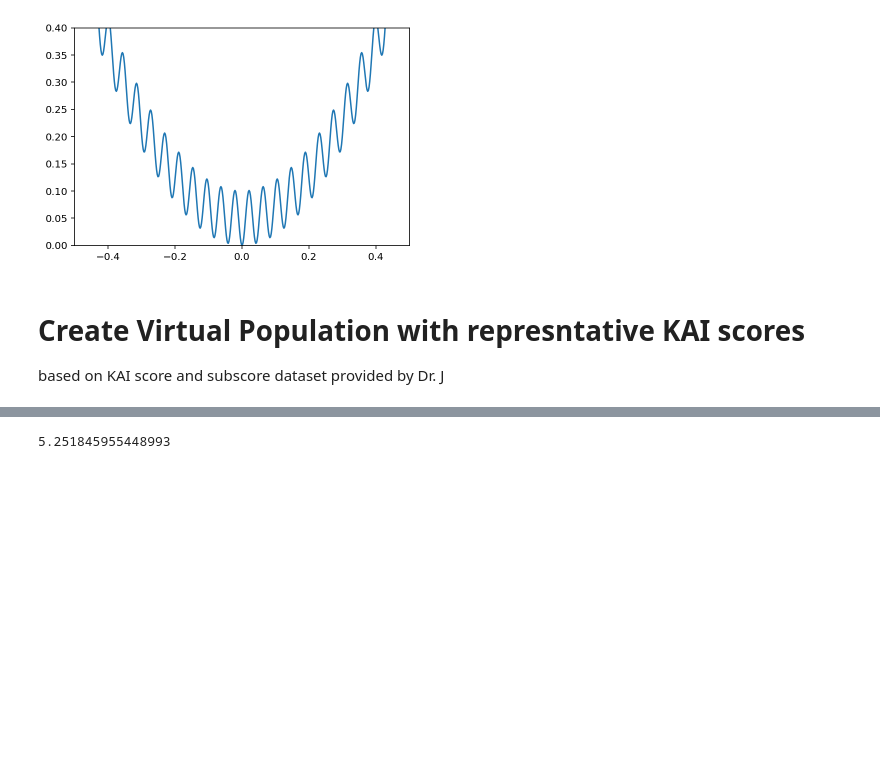
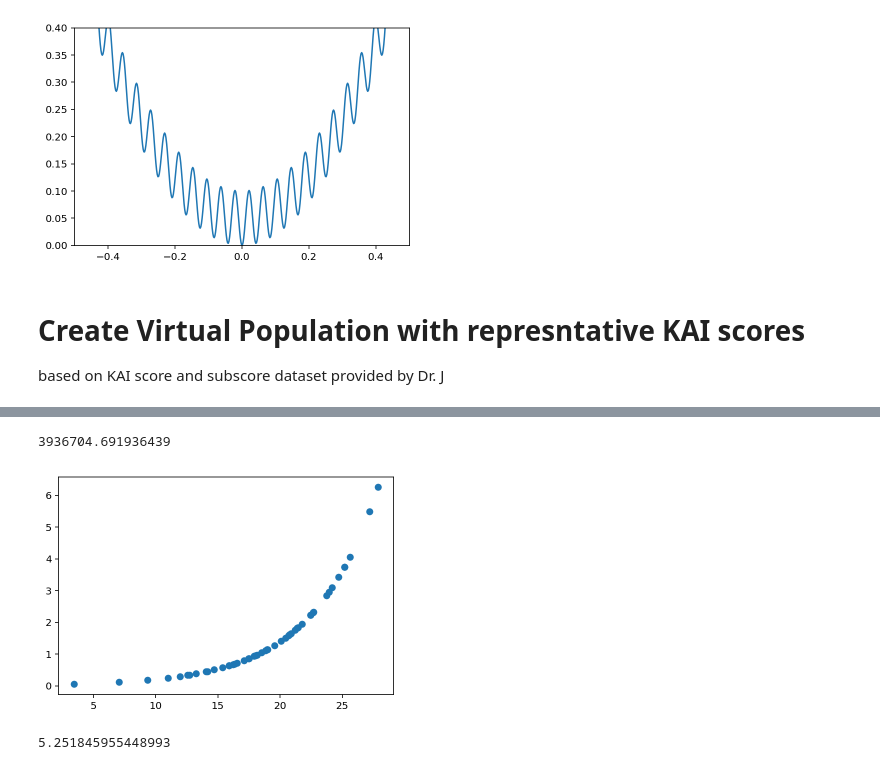
Before and after one commit to sammlapp/SAE_ABM, a Jupyter notebook: ABM_testFunctions_currentScore.ipynb, the cells around one changed output, grey strips where cells are left out. Cells and saved outputs as stored; diff of their text form; code cells hidden in the pictures; blank space fills up the shorter version.

```diff
--- a/ABM_testFunctions_currentScore.ipynb
+++ b/ABM_testFunctions_currentScore.ipynb
@@ -335,3 +380,16 @@ def findAiScore(kai):
+# %%
+k= [Agent() for i in range(50)]
+s=[]
+Es = []
+for a in k:
+    E = a.kai.E
+    Es.append(E)
+    s.append(calcAgentTemp(E))
+plt.scatter(Es,s)
+calcAgentTemp(98)
+# %% [output]
+3936704.691936439
+[figure, added]
 # %%
 def normalizedAI(ai):
     return (ai - kaiDF_DATASET.mean().KAI)/kaiDF_DATASET.std().KAI
```
Also changed, not shown: parts of 52 cells of this notebook.
